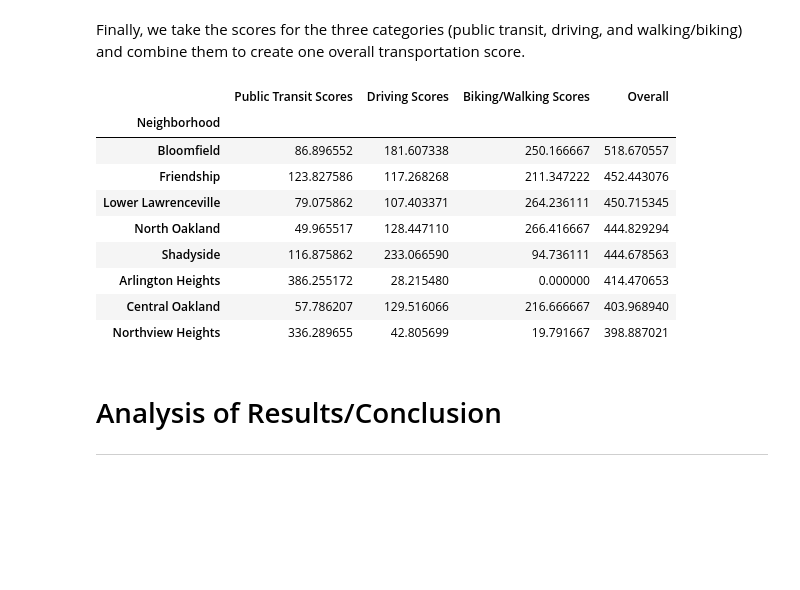
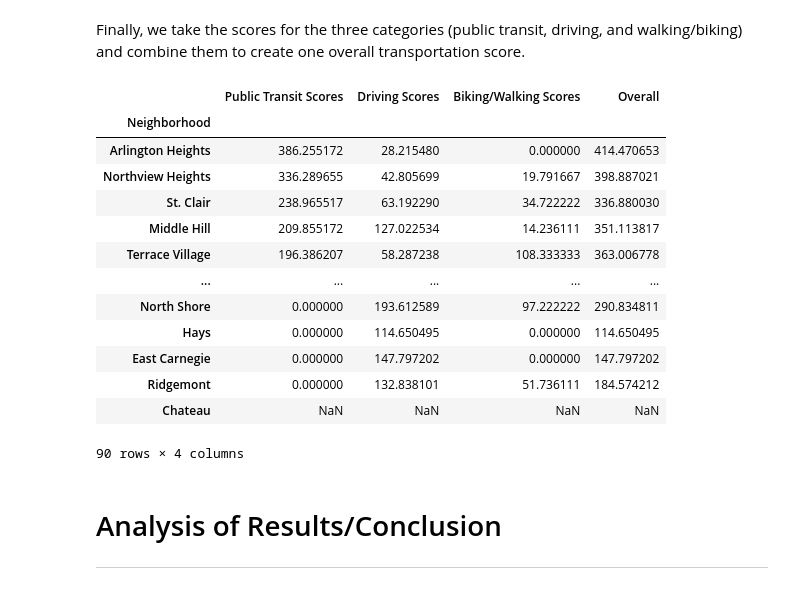
Before and after one commit to Nick0306/Big_Ideas_Final_Project, a Jupyter notebook: Dataset Notebooks/Transportation.ipynb, the cells around one changed output. Drawn from its saved outputs; the diff is of its cells as text; code cells hidden in the pictures; blank space fills up the shorter version.

```diff
--- a/Dataset Notebooks/Transportation.ipynb
+++ b/Dataset Notebooks/Transportation.ipynb
@@ -280,22 +279,28 @@ Finally, we take the scores for the three categories (public transit, driving, a
 # %%
 overall_scores = pd.concat([pt_scores.iloc[0:,1:2], driving_scores.iloc[0:,3:4], bw_scores.iloc[0:,2:3]], axis=1, join='inner')
 overall_scores["Overall"] = np.nan
 for x in range (len(overall_scores)):
     overall_scores.iloc[x,3] = 0
     for y in range (3):
         overall_scores.iloc[x,3] += overall_scores.iloc[x,y]
 overall_scores.sort_values(by=['Overall'], ascending = False).head(8)
+overall_scores.to_csv('transportation_scores.csv')
+overall_scores
 # %% [output]
 |  | Public Transit Scores | Driving Scores | Biking/Walking Scores | Overall |
 | Neighborhood |  |  |  |  |
-| Bloomfield | 86.896552 | 181.607338 | 250.166667 | 518.670557 |
-| Friendship | 123.827586 | 117.268268 | 211.347222 | 452.443076 |
-| Lower Lawrenceville | 79.075862 | 107.403371 | 264.236111 | 450.715345 |
-| North Oakland | 49.965517 | 128.447110 | 266.416667 | 444.829294 |
-| Shadyside | 116.875862 | 233.066590 | 94.736111 | 444.678563 |
 | Arlington Heights | 386.255172 | 28.215480 | 0.000000 | 414.470653 |
-| Central Oakland | 57.786207 | 129.516066 | 216.666667 | 403.968940 |
 | Northview Heights | 336.289655 | 42.805699 | 19.791667 | 398.887021 |
+| St. Clair | 238.965517 | 63.192290 | 34.722222 | 336.880030 |
+| Middle Hill | 209.855172 | 127.022534 | 14.236111 | 351.113817 |
+| Terrace Village | 196.386207 | 58.287238 | 108.333333 | 363.006778 |
+| ... | ... | ... | ... | ... |
+| North Shore | 0.000000 | 193.612589 | 97.222222 | 290.834811 |
+| Hays | 0.000000 | 114.650495 | 0.000000 | 114.650495 |
+| East Carnegie | 0.000000 | 147.797202 | 0.000000 | 147.797202 |
+| Ridgemont | 0.000000 | 132.838101 | 51.736111 | 184.574212 |
+| Chateau | NaN | NaN | NaN | NaN |
+90 rows × 4 columns
 # %% [markdown]
 # Analysis of Results/Conclusion
 - - -
```
Also changed, not shown: parts of 1 cell of this notebook, 3 other files.
